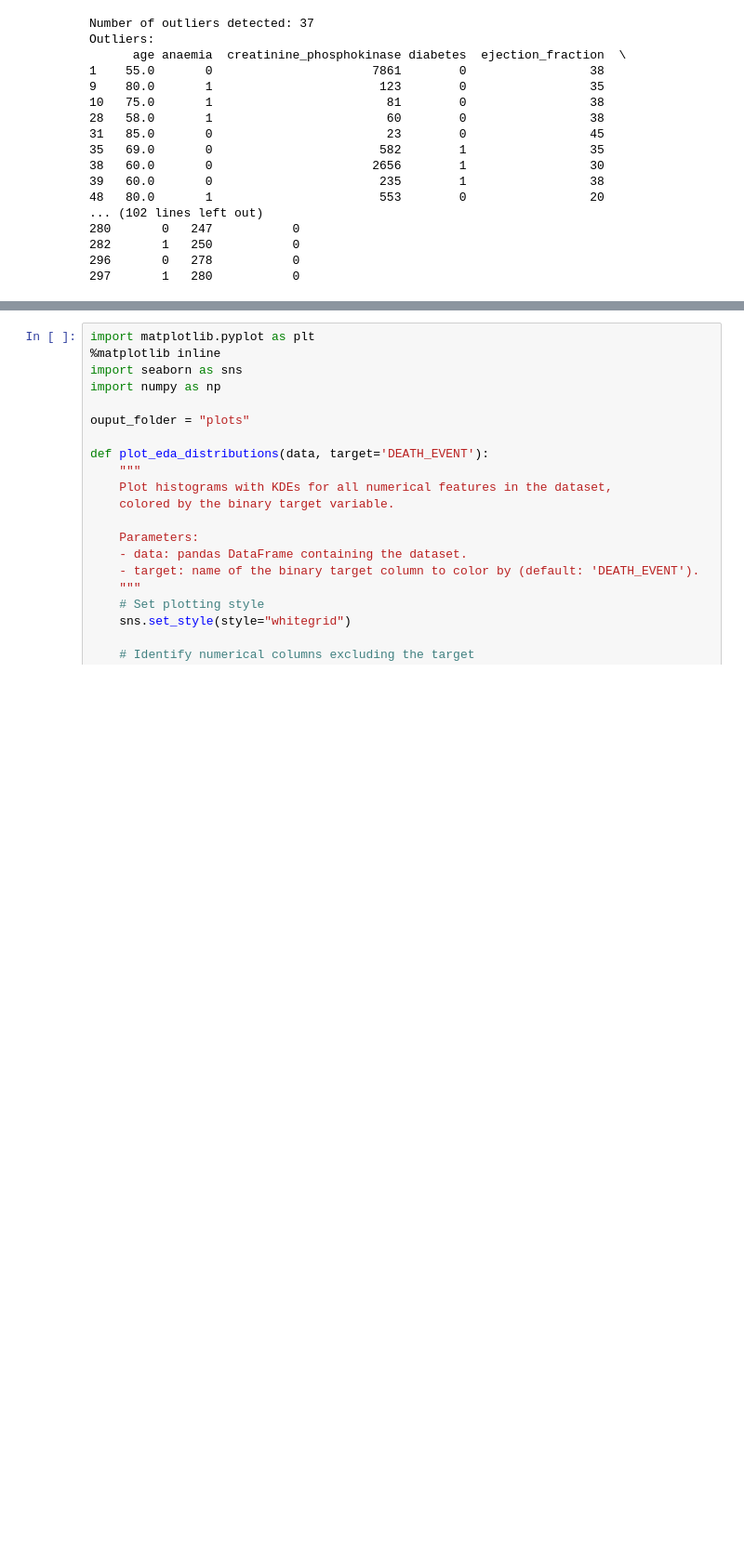
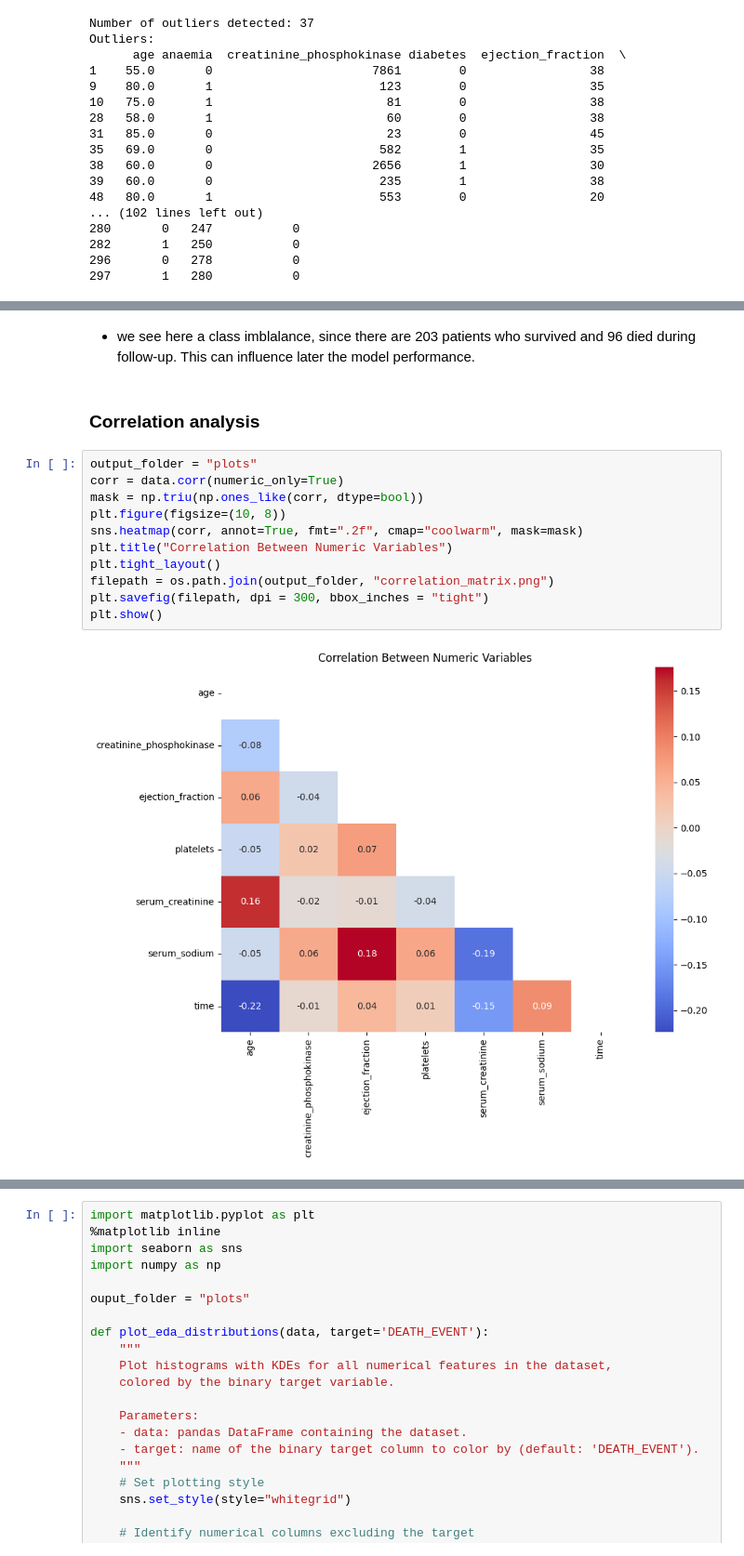
Before and after one commit to CZhakshylykova/Heart-Attack-Risk, a Jupyter notebook: Heart_attack.ipynb, the cells around one changed output, grey strips where cells are left out. Shown: that part at 93% size. Drawn from its saved outputs; the diff is of its cells as text; blank space fills up the shorter version.

```diff
--- a/Heart_attack.ipynb
+++ b/Heart_attack.ipynb
@@ -183 +249,18 @@ plt.show()
+# %% [markdown]
+- we see here a class imblalance, since there are 203 patients who survived and 96 died during follow-up. This can influence later the model performance.
+# %% [markdown]
+### Correlation analysis
+# %%
+output_folder = "plots"
+corr = data.corr(numeric_only=True)
+mask = np.triu(np.ones_like(corr, dtype=bool))
+plt.figure(figsize=(10, 8))
+sns.heatmap(corr, annot=True, fmt=".2f", cmap="coolwarm", mask=mask)
+plt.title("Correlation Between Numeric Variables")
+plt.tight_layout()
+filepath = os.path.join(output_folder, "correlation_matrix.png")
+plt.savefig(filepath, dpi = 300, bbox_inches = "tight")
+plt.show()
+# %% [output]
+[figure, added]
 # %% [markdown]
```
Also changed, not shown: parts of 17 cells of this notebook, 8 other files.
